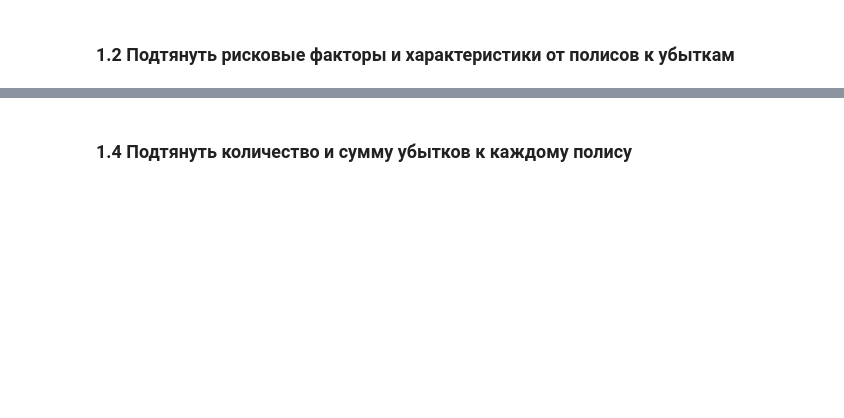
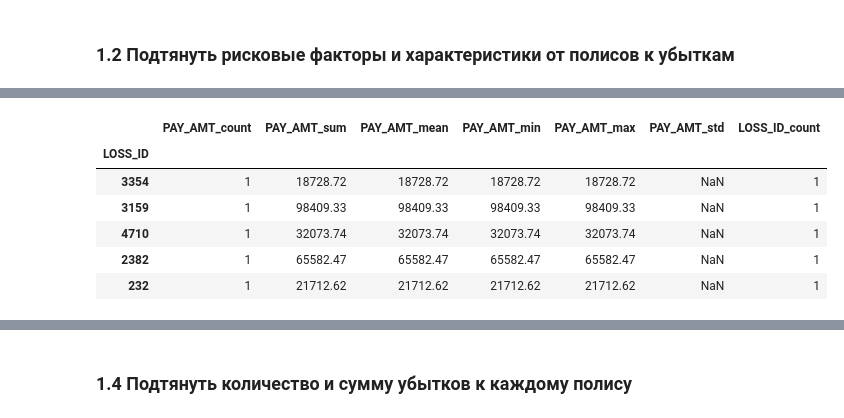
Before and after one commit to antroped/BDAktuarki, a Jupyter notebook: 167.ipynb, the cells around one changed output, grey strips where cells are left out. Saved outputs shown, nothing was run; the diff lists cells and outputs as text; code cells hidden in the pictures; blank space fills up the shorter version.

```diff
--- a/167.ipynb
+++ b/167.ipynb
@@ -134,0 +134,13 @@ df_claim_with_polis = df_claim_with_polis[~(df_claim_with_polis['PAY_DT'] < df_c
+# %%
+# На страховой случай
+claims_on_loss = df_claim.groupby(['LOSS_ID']).agg(agg_func_math).round(2)
+claims_on_loss.columns = claims_on_loss.columns.map('_'.join)
+claims_on_loss.sample(5)
+# %% [output]
+|  | PAY_AMT_count | PAY_AMT_sum | PAY_AMT_mean | PAY_AMT_min | PAY_AMT_max | PAY_AMT_std | LOSS_ID_count |
+| LOSS_ID |  |  |  |  |  |  |  |
+| 3354 | 1 | 18728.72 | 18728.72 | 18728.72 | 18728.72 | NaN | 1 |
+| 3159 | 1 | 98409.33 | 98409.33 | 98409.33 | 98409.33 | NaN | 1 |
+| 4710 | 1 | 32073.74 | 32073.74 | 32073.74 | 32073.74 | NaN | 1 |
+| 2382 | 1 | 65582.47 | 65582.47 | 65582.47 | 65582.47 | NaN | 1 |
+| 232 | 1 | 21712.62 | 21712.62 | 21712.62 | 21712.62 | NaN | 1 |
```
Also changed, not shown: parts of 27 cells of this notebook.
